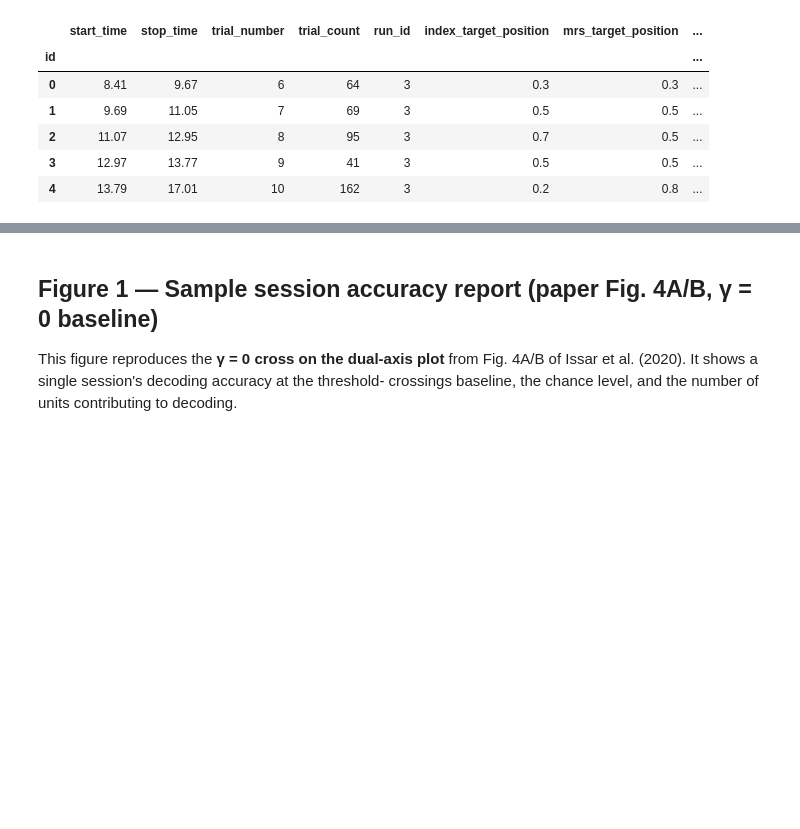
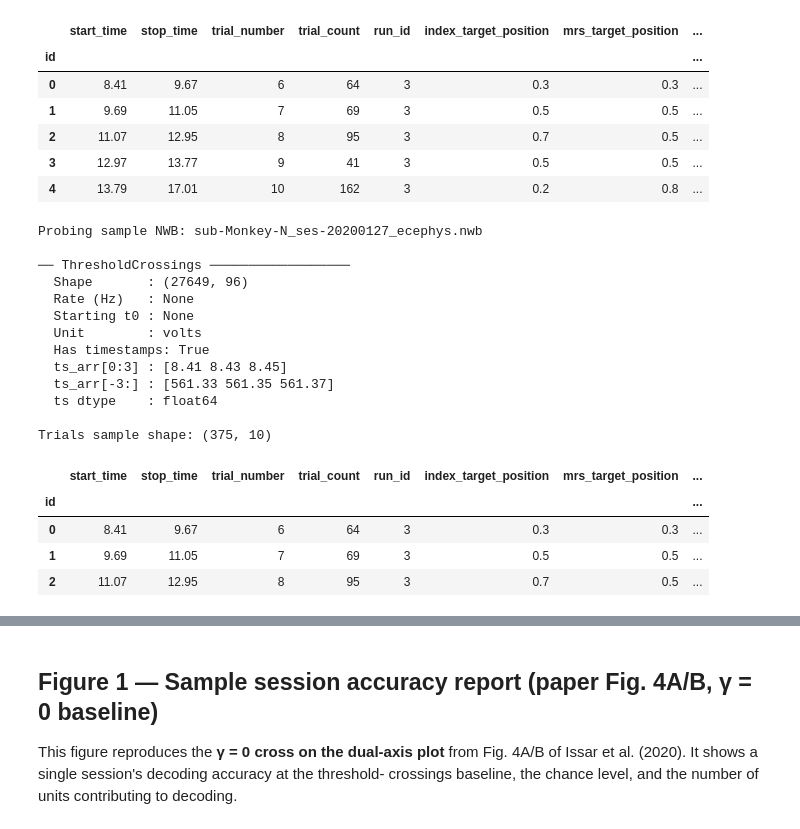
Before and after one commit to prajwal816/NeuralLink, a Jupyter notebook: 04-Poisson-Naïve-Bayes-Decoder.ipynb, the cells around one changed output, grey strips where cells are left out. Saved outputs shown, nothing was run; the diff lists cells and outputs as text; code cells hidden in the pictures; blank space fills up the shorter version.

```diff
--- a/04-Poisson-Naïve-Bayes-Decoder.ipynb
+++ b/04-Poisson-Naïve-Bayes-Decoder.ipynb
@@ -510,5 +510,72 @@ Probing sample NWB: sub-Monkey-N_ses-20200127_ecephys.nwb
 | 2 | 11.07 | 12.95 | 8 | 95 | 3 | 0.7 | 0.5 | ... |
 | 3 | 12.97 | 13.77 | 9 | 41 | 3 | 0.5 | 0.5 | ... |
 | 4 | 13.79 | 17.01 | 10 | 162 | 3 | 0.2 | 0.8 | ... |
+# %%
+print("Probing sample NWB:", SAMPLE_NWB.name)
+
+with NWBHDF5IO(str(SAMPLE_NWB), mode="r", load_namespaces=True) as io:
+    nwb = io.read()
+
+    tc_obj = None
+    for obj in nwb.all_children():
+        if safe_attr(obj, "name") == "ThresholdCrossings":
+            tc_obj = obj
+            break
+
+    assert tc_obj is not None, "ThresholdCrossings not found in sample NWB"
+
+    # Eagerly load everything we need BEFORE the file closes
+    tc_shape = np.array(tc_obj.data).shape
+    tc_rate  = safe_attr(tc_obj, "rate", None)
+    tc_t0    = safe_attr(tc_obj, "starting_time", 0.0)
+    tc_unit  = safe_attr(tc_obj, "unit", "unknown")
+
+    # ── CRITICAL: materialise timestamps into a numpy array while file is open ──
+    _ts_raw = safe_attr(tc_obj, "timestamps", None)
+    if _ts_raw is not None:
+        try:
+            tc_ts_arr = np.array(_ts_raw[:], dtype=np.float64)
+        except Exception:
+            # pynwb may have already converted it; try direct cast
+            tc_ts_arr = np.asarray(list(_ts_raw), dtype=np.float64)
+        tc_has_ts = True
+    else:
+        tc_ts_arr = None
+        tc_has_ts = False
+
+    # ── Trials ──
+    trials_df_sample = nwb.trials.to_dataframe() if nwb.trials is not None else pd.DataFrame()
+
+print("\n── ThresholdCrossings ──────────────────")
+print(f"  Shape       : {tc_shape}")
+print(f"  Rate (Hz)   : {tc_rate}")
+print(f"  Starting t0 : {tc_t0}")
+print(f"  Unit        : {tc_unit}")
+print(f"  Has timestamps: {tc_has_ts}")
+if tc_has_ts:
+    print(f"  ts_arr[0:3] : {tc_ts_arr[:3]}")
+    print(f"  ts_arr[-3:] : {tc_ts_arr[-3:]}")
+    print(f"  ts dtype    : {tc_ts_arr.dtype}")
+print(f"\nTrials sample shape: {trials_df_sample.shape}")
+display(trials_df_sample.head(3))
+# %% [output]
+Probing sample NWB: sub-Monkey-N_ses-20200127_ecephys.nwb
+
+── ThresholdCrossings ──────────────────
+  Shape       : (27649, 96)
+  Rate (Hz)   : None
+  Starting t0 : None
+  Unit        : volts
+  Has timestamps: True
+  ts_arr[0:3] : [8.41 8.43 8.45]
+  ts_arr[-3:] : [561.33 561.35 561.37]
+  ts dtype    : float64
+
+Trials sample shape: (375, 10)
+|  | start_time | stop_time | trial_number | trial_count | run_id | index_target_position | mrs_target_position | ... |
+| id |  |  |  |  |  |  |  | ... |
+| 0 | 8.41 | 9.67 | 6 | 64 | 3 | 0.3 | 0.3 | ... |
+| 1 | 9.69 | 11.05 | 7 | 69 | 3 | 0.5 | 0.5 | ... |
+| 2 | 11.07 | 12.95 | 8 | 95 | 3 | 0.7 | 0.5 | ... |
 # %%
 # ── Infer effective sampling rate ────────────────────────────────────────────
```
Also changed, not shown: parts of 3 cells of this notebook.
